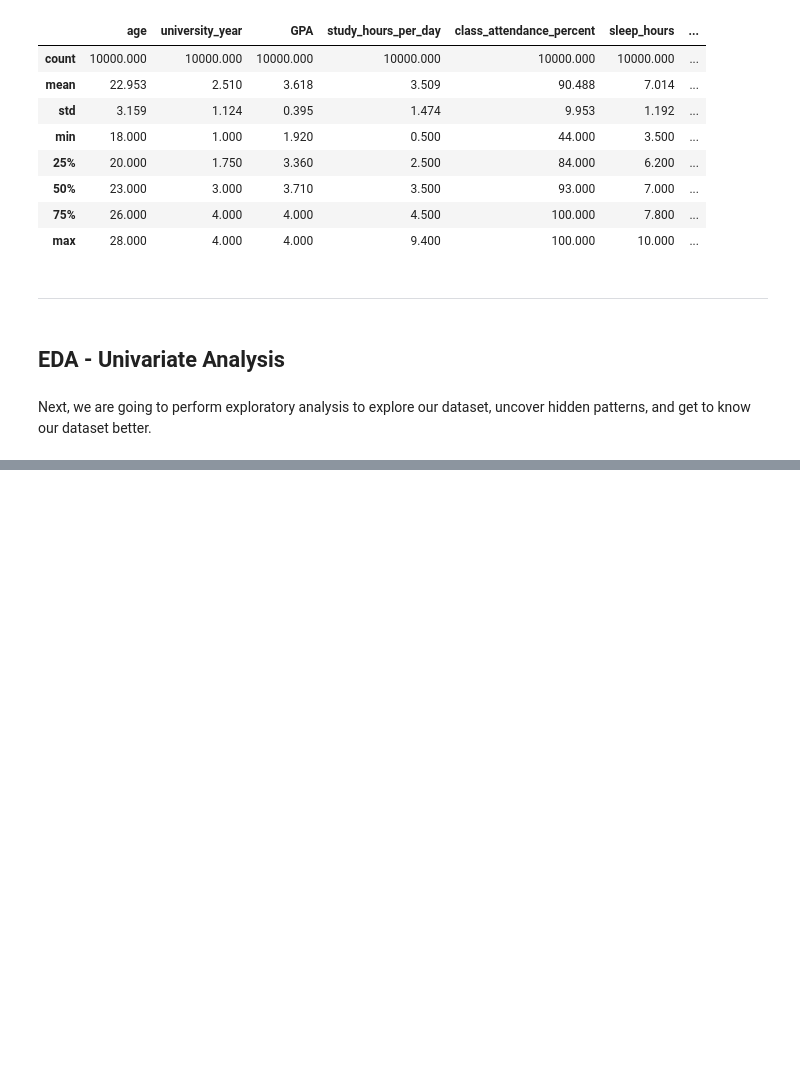
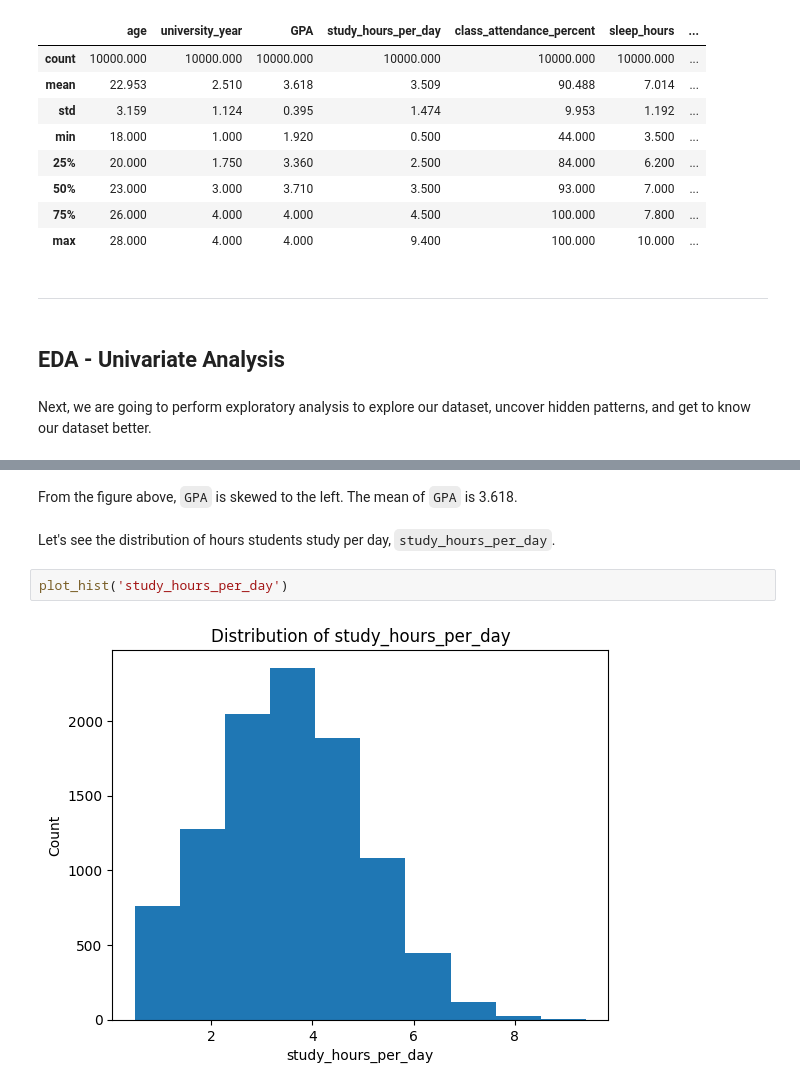
Before and after one commit to jo2eph/student_performance_analysis, a Jupyter notebook: notebooks/02_EDA.ipynb, the cells around one changed output, grey strips where cells are left out. Drawn from its saved outputs; the diff is of its cells as text; blank space fills up the shorter version.

```diff
--- a/notebooks/02_EDA.ipynb
+++ b/notebooks/02_EDA.ipynb
@@ -102,0 +114,8 @@ Next, we are going to perform exploratory analysis to explore our dataset, uncov
+# %% [markdown]
+From the figure above, `GPA` is skewed to the left. The mean of `GPA` is 3.618.
+# %% [markdown]
+Let's see the distribution of hours students study per day, `study_hours_per_day`.
+# %%
+plot_hist('study_hours_per_day')
+# %% [output]
+[figure, added]
```
Also changed, not shown: parts of 8 cells of this notebook.
